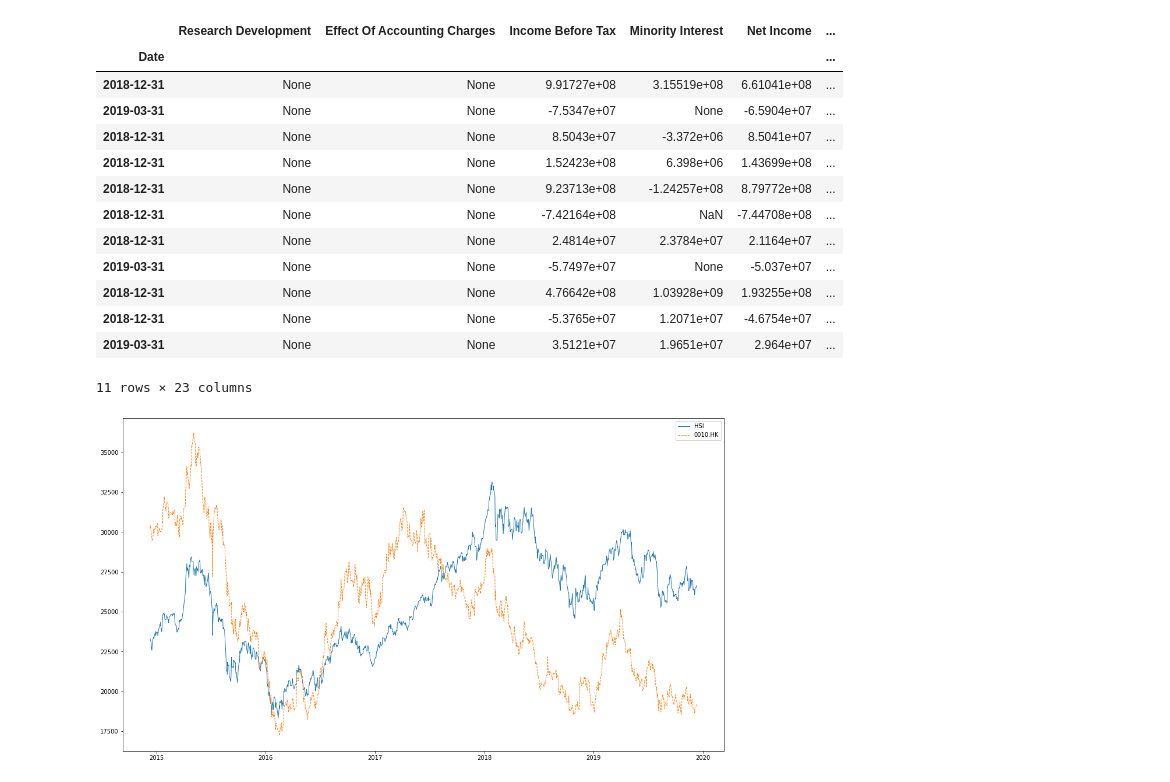
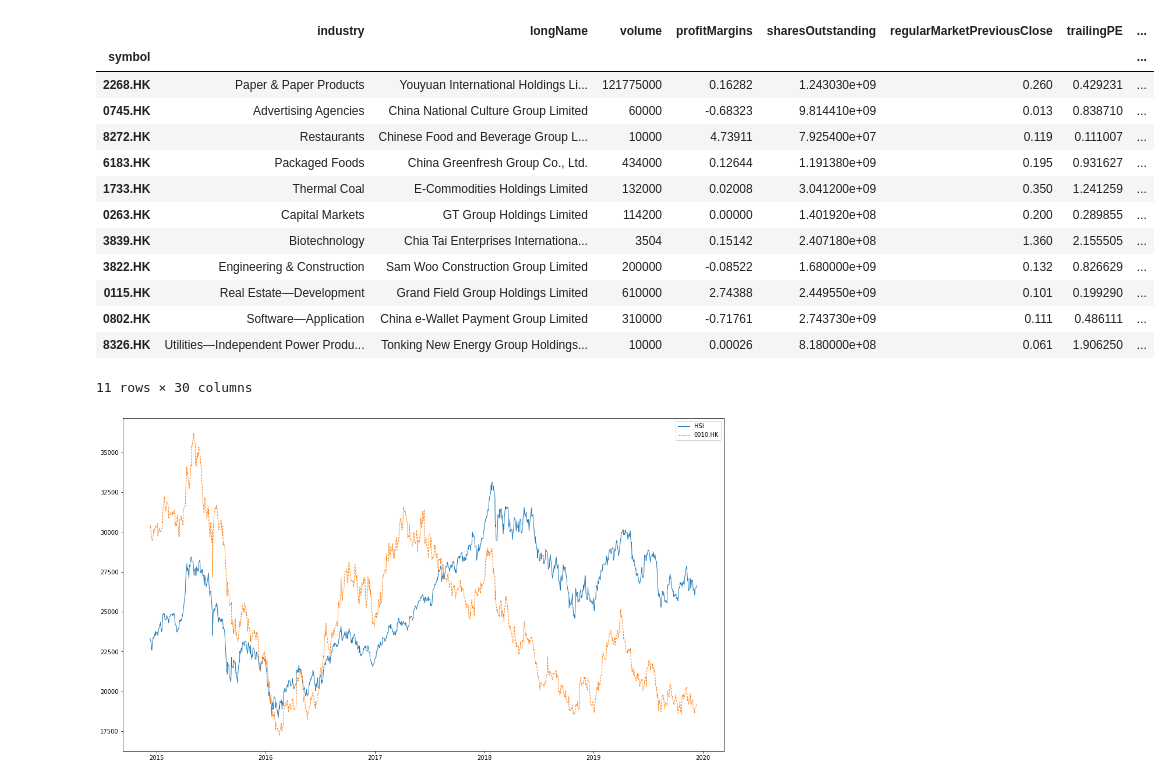
Before and after one commit to mb95506/CISC7201Project, a Jupyter notebook: sample_plot.ipynb, the cells around one changed output. Cells and saved outputs as stored; diff of their text form; code cells hidden in the pictures.

```diff
--- a/sample_plot.ipynb
+++ b/sample_plot.ipynb
@@ -39,24 +39,24 @@ for t in tickersFrame.index:
     f=f.append(nf)
 # %%
 f.index.names = ['Date']
-f.groupby('symbol').head(1)
-# m=pd.merge(tickersFrame,f.set_index(['symbol']), on='symbol')
-# m
+f.set_index(['symbol']).groupby('symbol').head(1)
+m=pd.merge(tickersFrame,f.set_index(['symbol']).groupby('symbol').head(1), on='symbol')
+m
 # %% [output]
-|  | Research Development | Effect Of Accounting Charges | Income Before Tax | Minority Interest | Net Income | ... |
-| Date |  |  |  |  |  | ... |
-| 2018-12-31 | None | None | 9.91727e+08 | 3.15519e+08 | 6.61041e+08 | ... |
-| 2019-03-31 | None | None | -7.5347e+07 | None | -6.5904e+07 | ... |
-| 2018-12-31 | None | None | 8.5043e+07 | -3.372e+06 | 8.5041e+07 | ... |
-| 2018-12-31 | None | None | 1.52423e+08 | 6.398e+06 | 1.43699e+08 | ... |
-| 2018-12-31 | None | None | 9.23713e+08 | -1.24257e+08 | 8.79772e+08 | ... |
-| 2018-12-31 | None | None | -7.42164e+08 | NaN | -7.44708e+08 | ... |
-| 2018-12-31 | None | None | 2.4814e+07 | 2.3784e+07 | 2.1164e+07 | ... |
-| 2019-03-31 | None | None | -5.7497e+07 | None | -5.037e+07 | ... |
-| 2018-12-31 | None | None | 4.76642e+08 | 1.03928e+09 | 1.93255e+08 | ... |
-| 2018-12-31 | None | None | -5.3765e+07 | 1.2071e+07 | -4.6754e+07 | ... |
-| 2019-03-31 | None | None | 3.5121e+07 | 1.9651e+07 | 2.964e+07 | ... |
+|  | industry | longName | volume | profitMargins | sharesOutstanding | regularMarketPreviousClose | trailingPE | ... |
+| symbol |  |  |  |  |  |  |  | ... |
+| 2268.HK | Paper & Paper Products | Youyuan International Holdings Li... | 121775000 | 0.16282 | 1.243030e+09 | 0.260 | 0.429231 | ... |
+| 0745.HK | Advertising Agencies | China National Culture Group Limited | 60000 | -0.68323 | 9.814410e+09 | 0.013 | 0.838710 | ... |
+| 8272.HK | Restaurants | Chinese Food and Beverage Group L... | 10000 | 4.73911 | 7.925400e+07 | 0.119 | 0.111007 | ... |
+| 6183.HK | Packaged Foods | China Greenfresh Group Co., Ltd. | 434000 | 0.12644 | 1.191380e+09 | 0.195 | 0.931627 | ... |
+| 1733.HK | Thermal Coal | E-Commodities Holdings Limited | 132000 | 0.02008 | 3.041200e+09 | 0.350 | 1.241259 | ... |
+| 0263.HK | Capital Markets | GT Group Holdings Limited | 114200 | 0.00000 | 1.401920e+08 | 0.200 | 0.289855 | ... |
+| 3839.HK | Biotechnology | Chia Tai Enterprises Internationa... | 3504 | 0.15142 | 2.407180e+08 | 1.360 | 2.155505 | ... |
+| 3822.HK | Engineering & Construction | Sam Woo Construction Group Limited | 200000 | -0.08522 | 1.680000e+09 | 0.132 | 0.826629 | ... |
+| 0115.HK | Real Estate—Development | Grand Field Group Holdings Limited | 610000 | 2.74388 | 2.449550e+09 | 0.101 | 0.199290 | ... |
+| 0802.HK | Software—Application | China e-Wallet Payment Group Limited | 310000 | -0.71761 | 2.743730e+09 | 0.111 | 0.486111 | ... |
+| 8326.HK | Utilities—Independent Power Produ... | Tonking New Energy Group Holdings... | 10000 | 0.00026 | 8.180000e+08 | 0.061 | 1.906250 | ... |
-11 rows × 23 columns
+11 rows × 30 columns
 # %%
 import matplotlib.dates as mdates
 def pltdata(data, label):
```
